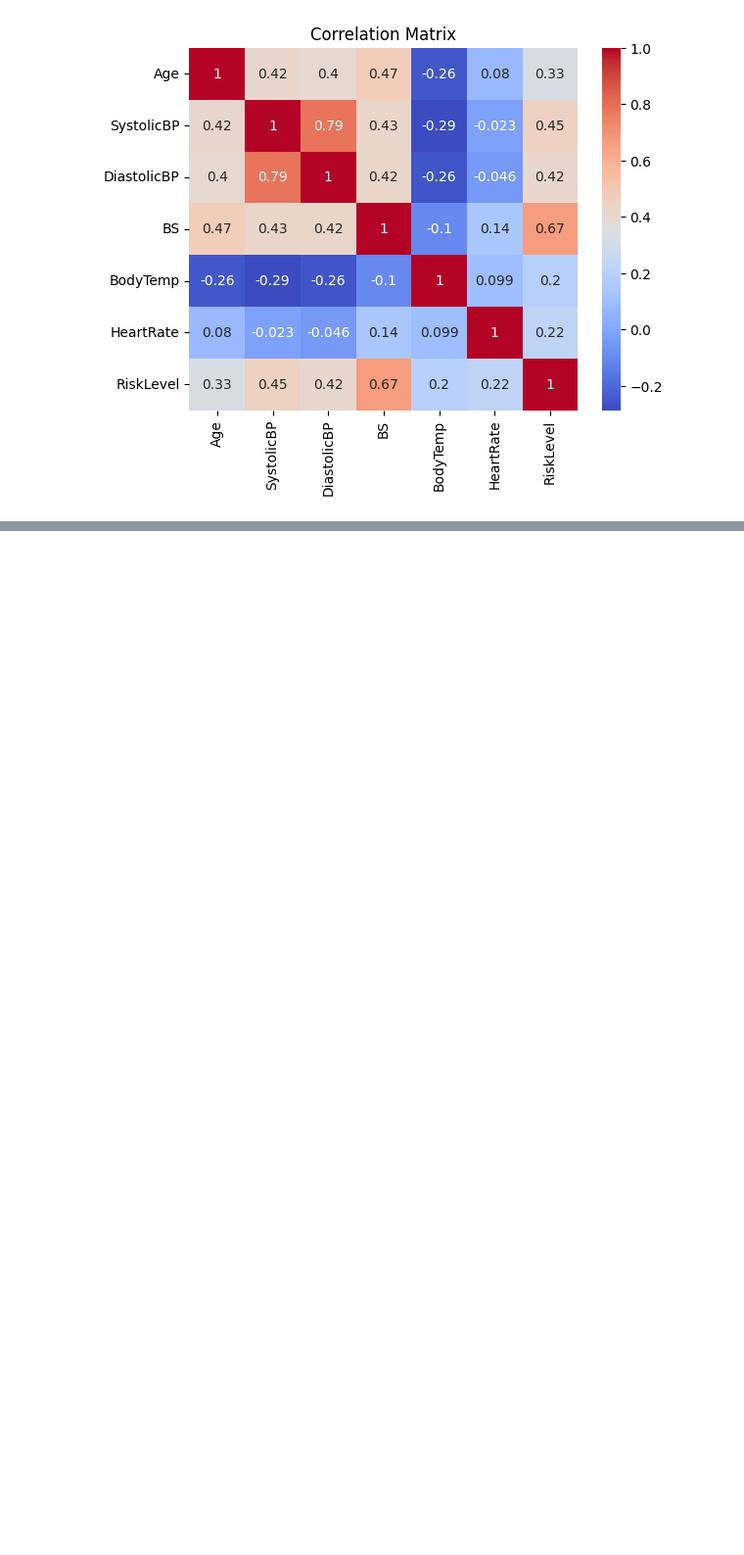
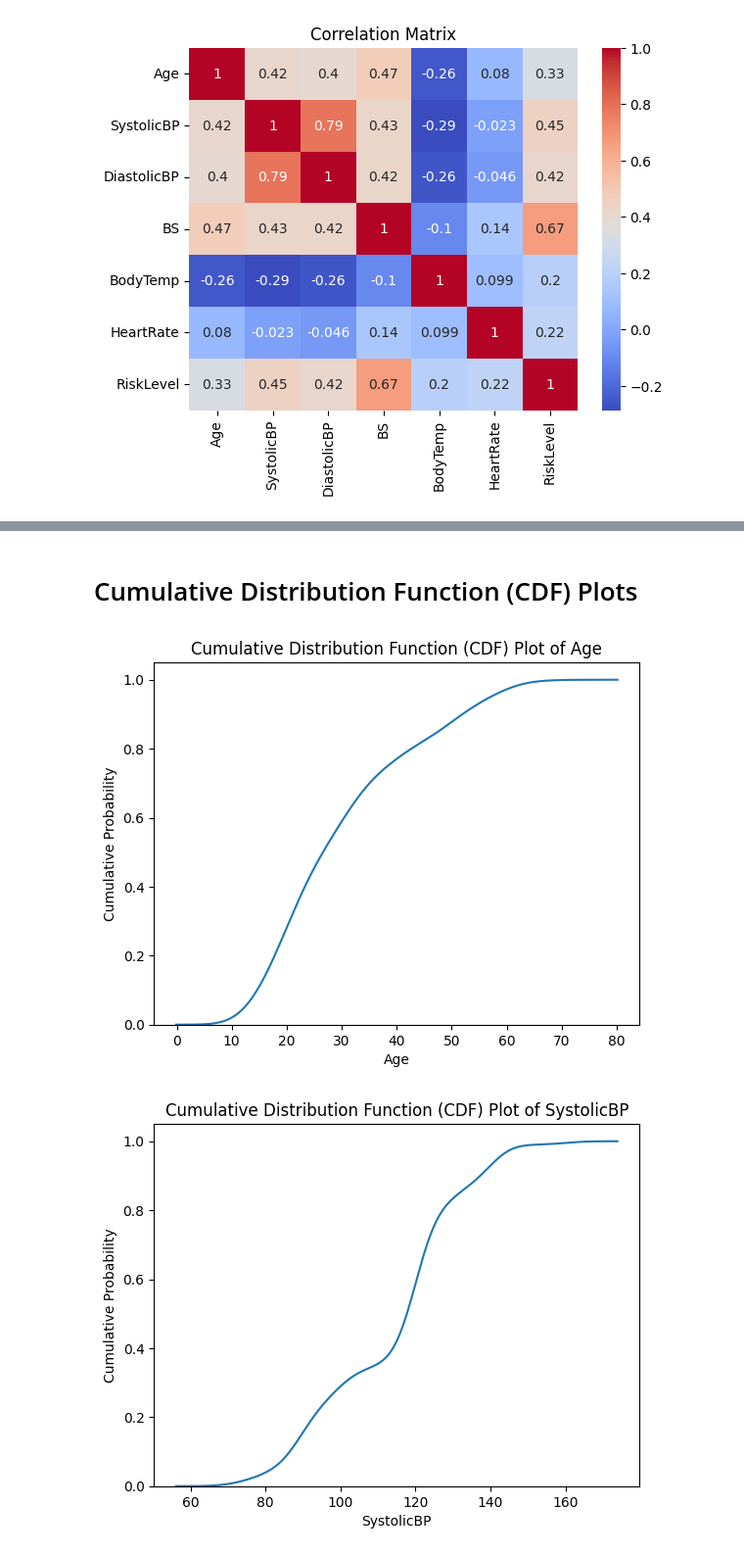
Before and after one commit to irlandakelly/mlops-bootcamp-individual-capstone-project, a Jupyter notebook: notebooks/Maternal_Health_Risk_Data_EDA.ipynb, the cells around one changed output, grey strips where cells are left out. Shown at 98% size. Cells and saved outputs as stored; diff of their text form; code cells hidden in the pictures; blank space fills up the shorter version.

```diff
--- a/notebooks/Maternal_Health_Risk_Data_EDA.ipynb
+++ b/notebooks/Maternal_Health_Risk_Data_EDA.ipynb
@@ -207,0 +230,15 @@ explore_correlations(df)
+# %% [markdown]
+# Cumulative Distribution Function (CDF) Plots
+# %%
+def create_cdf_plots(df):
+    for column in df.columns[:-1]:  # Exclude the target variable
+        sns.kdeplot(df[column], cumulative=True)
+        plt.xlabel(column)
+        plt.ylabel('Cumulative Probability')
+        plt.title(f'Cumulative Distribution Function (CDF) Plot of {column}')
+        plt.show()
+
+create_cdf_plots(df)
+# %% [output]
+[figure, added]
+[figure, added]
```
Also changed, not shown: parts of 8 cells of this notebook.
